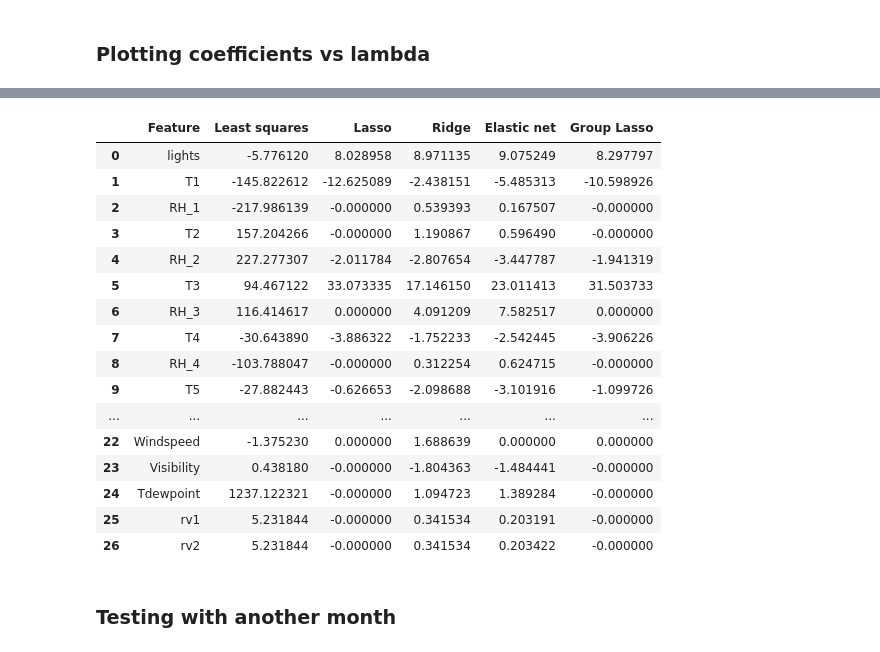
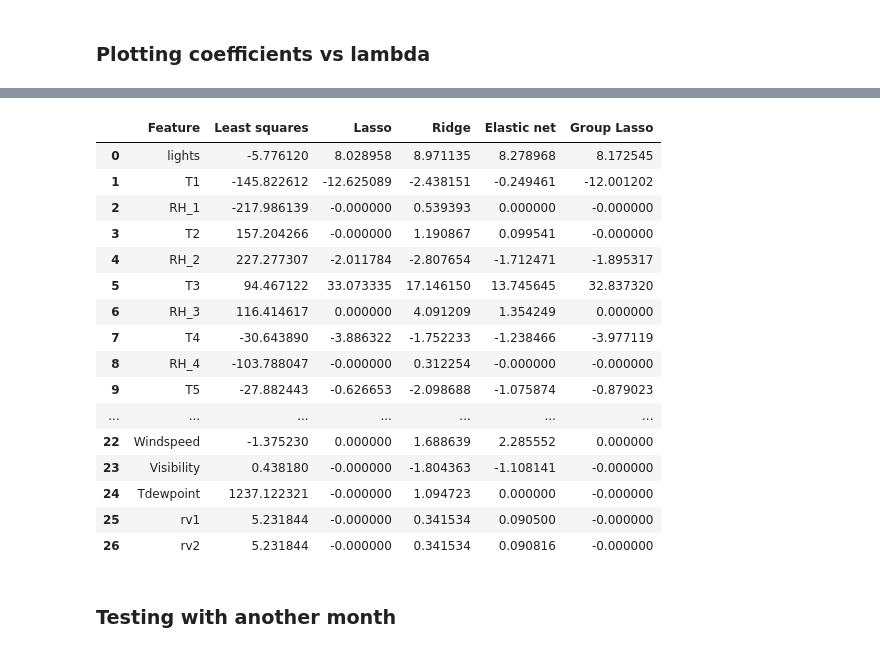
Before and after one commit to sroet/MA8701, a Jupyter notebook: Energy_house.ipynb, the cells around one changed output, grey strips where cells are left out. Cells and saved outputs as stored; diff of their text form; code cells hidden in the pictures.

```diff
--- a/Energy_house.ipynb
+++ b/Energy_house.ipynb
@@ -222,7 +112,6 @@ reg_elnet = linear_model.ElasticNet(alpha=elnet_min_alpha, max_iter = 10000, l1_
 # %% [markdown]
 ### Group lasso
 # %%
-beta_glasso = np.zeros((X.shape[1],n_alpha))
 #group_keys= {"T":-1,
 #            "RH":-1,
 #            "":-1}
@@ -239,32 +128,13 @@ for var_name in df_train.columns[1:]:
 # Group the rooms, and outside together
 groups=[-1, 1, 1, 2, 2, 3, 3, 4, 4, 5, 5, 6, 6, 7, 7, 8, 8, 9, 9, 10, 10, 10, 10, 10, 10, -1, -1]
 print(*zip(groups, df_train.columns[1:]))
-cv_outs = []
-min_cv = np.inf
+
+reg = GroupLasso(groups=groups, frobenius_lipschitz=True, subsampling_scheme=1,
+                 fit_intercept=False, random_state=0, supress_warning=True, n_iter=10000, tol=0.0001,
+    )
 group_reg = 0.05
-for i in range(n_alpha):
-    reg = GroupLasso(
-    groups=groups,
-    group_reg=group_reg*alpha_vals[i],#alpha_vals[i],
-    l1_reg=(1-group_reg)*alpha_vals[i],
-    frobenius_lipschitz=True,
-    #scale_reg="inverse_group_size",
-    #scale_reg="inverse_group_size",
-    subsampling_scheme=1,
-    fit_intercept=False,
-    random_state=0,
-    supress_warning=True,
-    n_iter=10000,
-    tol=0.0001,
-    )
-    cv_out = cross_val_score(reg, X, y, cv=10, scoring='neg_mean_squared_error')
-    cv_outs.append(cv_out)
-    reg.fit(X, y)
-    beta_glasso[:,i] = reg.coef_.reshape(-1,)
-    #print(f"mean {cv_out.mean()}, stdev {cv_out.std()}")
-    if -cv_out.mean() < min_cv:
-        min_cv = -cv_out.mean()
-        gl_min_alpha = alpha_vals[i]
+beta_glasso, best_beta_glasso, cv_out_glasso, min_alpha_glasso = feature_selection_cv(X, y, alpha_vals, reg,
+                                                                                      group_reg=group_reg)
 # %% [output]
 (-1, 'lights') (1, 'T1') (1, 'RH_1') (2, 'T2') (2, 'RH_2') (3, 'T3') (3, 'RH_3') (4, 'T4') (4, 'RH_4') (5, 'T5') (5, 'RH_5') (6, 'T6') (6, 'RH_6') (7, 'T7') (7, 'RH_7') (8, 'T8') (8, 'RH_8') (9, 'T9') ...
 # %%
@@ -312,30 +180,30 @@ Optimal value of lambda is:  0.366
 # %%
 data = {'Feature': list(df_train.columns[1:])}
 df_results = pd.DataFrame(data)
 df_results['Least squares'] = beta_ls.T
-df_results['Lasso'] = beta_lasso[:,alpha_vals==lasso_min_alpha]
-df_results['Ridge'] = beta_ridge[:,alpha_vals==ridge_min_alpha]
-df_results['Elastic net'] = beta_elnet[:,alpha_vals==ridge_min_alpha]
-df_results['Group Lasso'] = beta_glasso[:,alpha_vals==gl_min_alpha]
+df_results['Lasso'] = beta_lasso[:,alpha_vals==min_alpha_lasso]
+df_results['Ridge'] = beta_ridge[:,alpha_vals==min_alpha_ridge]
+df_results['Elastic net'] = beta_elnet[:,alpha_vals==min_alpha_elnet]
+df_results['Group Lasso'] = beta_glasso[:,alpha_vals==min_alpha_glasso]
 df_results
 # %% [output]
 |  | Feature | Least squares | Lasso | Ridge | Elastic net | Group Lasso |
-| 0 | lights | -5.776120 | 8.028958 | 8.971135 | 9.075249 | 8.297797 |
-| 1 | T1 | -145.822612 | -12.625089 | -2.438151 | -5.485313 | -10.598926 |
-| 2 | RH_1 | -217.986139 | -0.000000 | 0.539393 | 0.167507 | -0.000000 |
-| 3 | T2 | 157.204266 | -0.000000 | 1.190867 | 0.596490 | -0.000000 |
-| 4 | RH_2 | 227.277307 | -2.011784 | -2.807654 | -3.447787 | -1.941319 |
-| 5 | T3 | 94.467122 | 33.073335 | 17.146150 | 23.011413 | 31.503733 |
-| 6 | RH_3 | 116.414617 | 0.000000 | 4.091209 | 7.582517 | 0.000000 |
-| 7 | T4 | -30.643890 | -3.886322 | -1.752233 | -2.542445 | -3.906226 |
-| 8 | RH_4 | -103.788047 | -0.000000 | 0.312254 | 0.624715 | -0.000000 |
-| 9 | T5 | -27.882443 | -0.626653 | -2.098688 | -3.101916 | -1.099726 |
+| 0 | lights | -5.776120 | 8.028958 | 8.971135 | 8.278968 | 8.172545 |
+| 1 | T1 | -145.822612 | -12.625089 | -2.438151 | -0.249461 | -12.001202 |
+| 2 | RH_1 | -217.986139 | -0.000000 | 0.539393 | 0.000000 | -0.000000 |
+| 3 | T2 | 157.204266 | -0.000000 | 1.190867 | 0.099541 | -0.000000 |
+| 4 | RH_2 | 227.277307 | -2.011784 | -2.807654 | -1.712471 | -1.895317 |
+| 5 | T3 | 94.467122 | 33.073335 | 17.146150 | 13.745645 | 32.837320 |
+| 6 | RH_3 | 116.414617 | 0.000000 | 4.091209 | 1.354249 | 0.000000 |
+| 7 | T4 | -30.643890 | -3.886322 | -1.752233 | -1.238466 | -3.977119 |
+| 8 | RH_4 | -103.788047 | -0.000000 | 0.312254 | -0.000000 | -0.000000 |
+| 9 | T5 | -27.882443 | -0.626653 | -2.098688 | -1.075874 | -0.879023 |
 | ... | ... | ... | ... | ... | ... | ... |
-| 22 | Windspeed | -1.375230 | 0.000000 | 1.688639 | 0.000000 | 0.000000 |
-| 23 | Visibility | 0.438180 | -0.000000 | -1.804363 | -1.484441 | -0.000000 |
-| 24 | Tdewpoint | 1237.122321 | -0.000000 | 1.094723 | 1.389284 | -0.000000 |
-| 25 | rv1 | 5.231844 | -0.000000 | 0.341534 | 0.203191 | -0.000000 |
-| 26 | rv2 | 5.231844 | -0.000000 | 0.341534 | 0.203422 | -0.000000 |
+| 22 | Windspeed | -1.375230 | 0.000000 | 1.688639 | 2.285552 | 0.000000 |
+| 23 | Visibility | 0.438180 | -0.000000 | -1.804363 | -1.108141 | -0.000000 |
+| 24 | Tdewpoint | 1237.122321 | -0.000000 | 1.094723 | 0.000000 | -0.000000 |
+| 25 | rv1 | 5.231844 | -0.000000 | 0.341534 | 0.090500 | -0.000000 |
+| 26 | rv2 | 5.231844 | -0.000000 | 0.341534 | 0.090816 | -0.000000 |
 # %% [markdown]
 ### Testing with another month
 # %%
```
Also changed, not shown: parts of 18 cells of this notebook, 2 other files.
